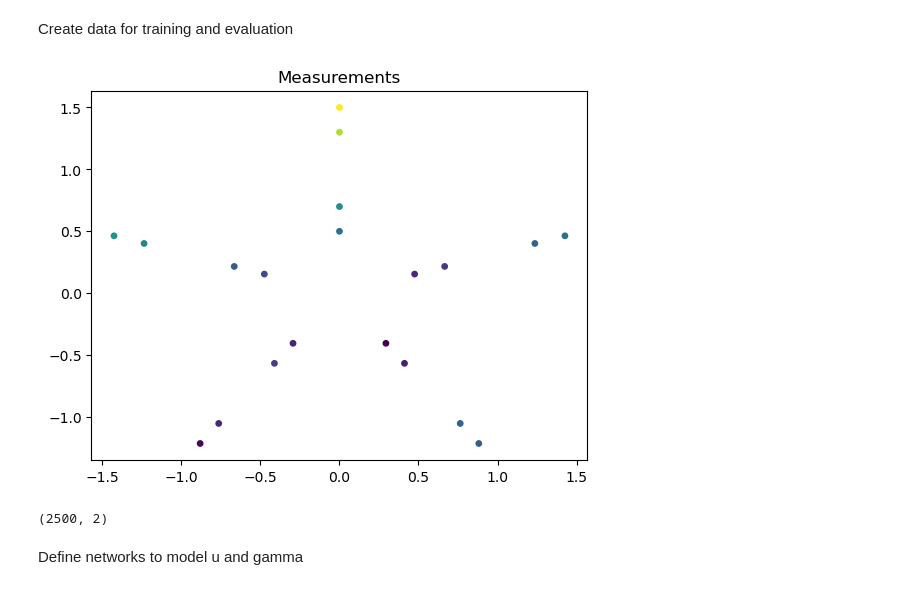
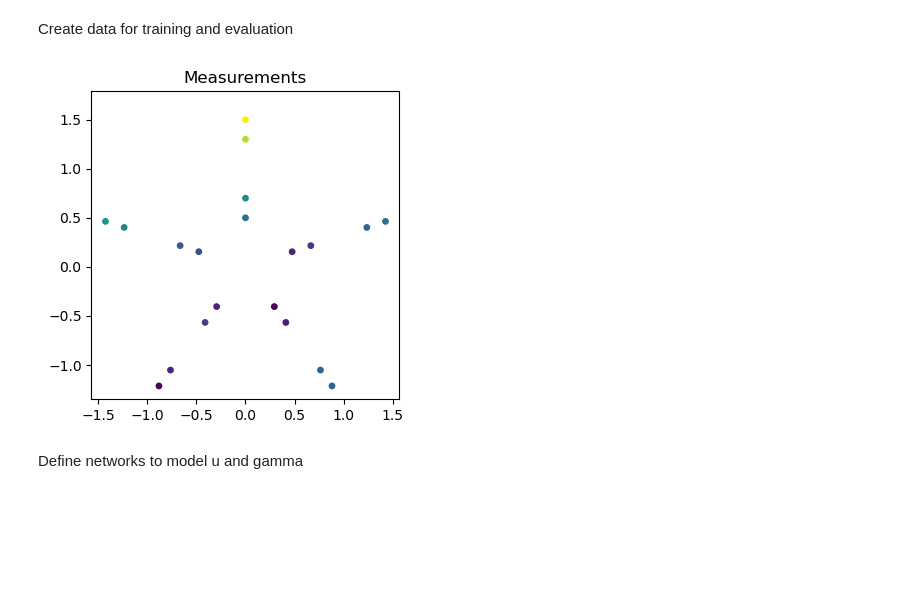
Before and after one commit to aricagals/SWIMProj3, a Jupyter notebook: swimPDE/swim_eikonal.ipynb, the cells around one changed output. Cells and saved outputs as stored; diff of their text form; code cells hidden in the pictures; blank space fills up the shorter version.

```diff
--- a/swimPDE/swim_eikonal.ipynb
+++ b/swimPDE/swim_eikonal.ipynb
@@ -38,11 +38,13 @@ n_measurement_points = 20
 u_measured = np.load("datasets/recordedtimes.npy").reshape(-1, 1)
 xy_measurement = np.load("datasets/locations.npy")
 # %%
-
-# Plot the measurements.
+# Plot delle misure dei sensori
+plt.figure(figsize=(4,4))
 plt.scatter(*xy_measurement.T, c=u_measured, s=15)
-plt.title("Measurements");
+plt.axis("square")
+plt.title("Measurements")
+None
 # %% [output]
-[figure, old version]
+[figure, new version]
 # %%
 # Domain data
@@ -52,7 +54,3 @@ x_col = np.linspace(*x_span, num=n_col_sqrt)
 y_col = np.linspace(*x_span, num=n_col_sqrt)
 xy_col = np.stack(np.meshgrid(x_col, y_col), axis=-1)
 xy_col = xy_col.reshape(-1, n_dim)
-# %%
-xy_col.shape
-# %% [output]
-(2500, 2)
```
Also changed, not shown: parts of 8 cells of this notebook.
